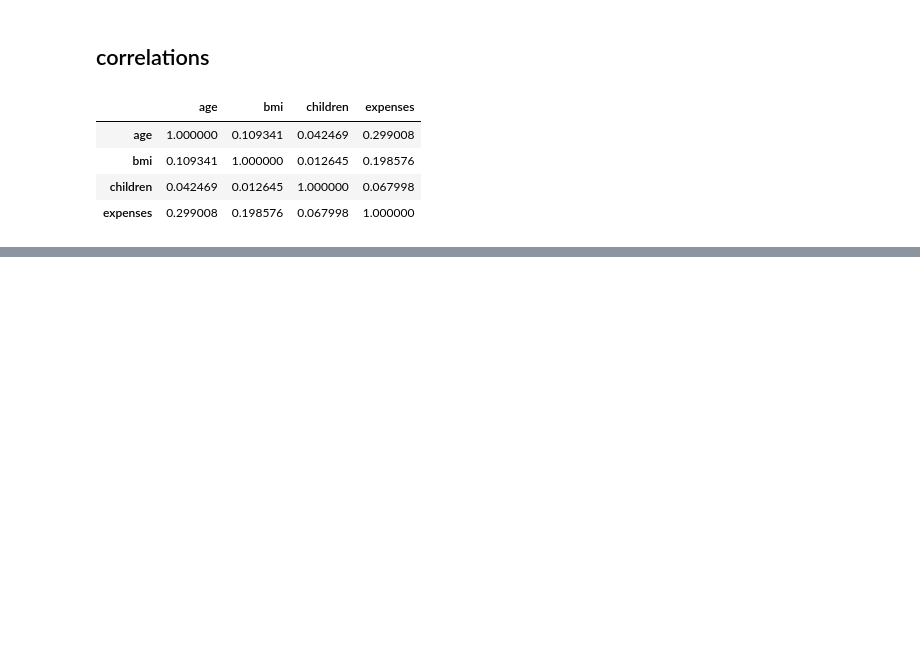
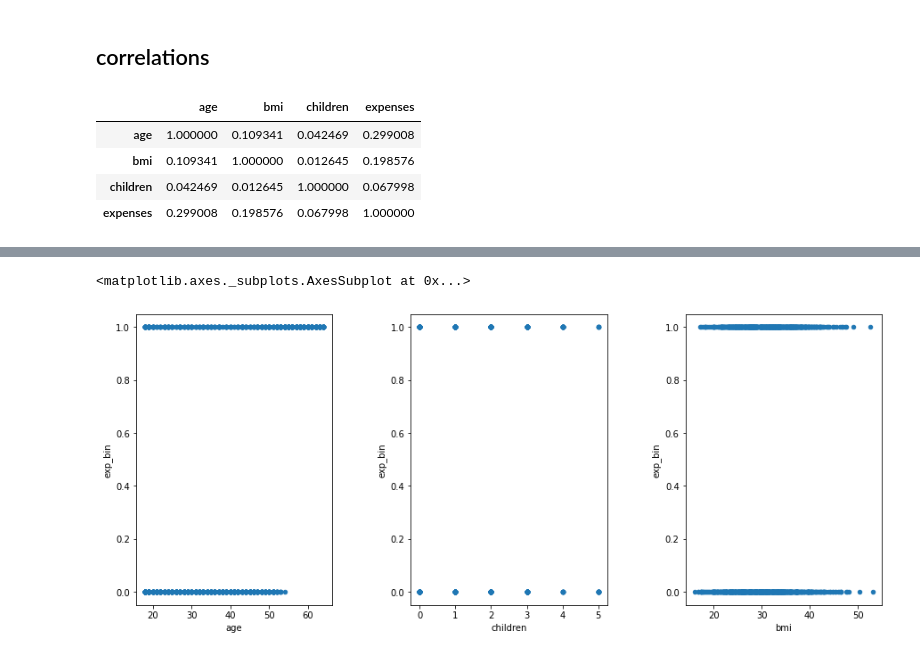
Before and after one commit to cc6580/RDS_insurance_bias, a Jupyter notebook: codes/1_1_EDA.ipynb, the cells around one changed output, grey strips where cells are left out. Drawn from its saved outputs; the diff is of its cells as text; code cells hidden in the pictures; blank space fills up the shorter version.

```diff
--- a/codes/1_1_EDA.ipynb
+++ b/codes/1_1_EDA.ipynb
@@ -136,0 +203,9 @@ sns.heatmap(df_corr, annot = True)
+# %%
+fig, axes = plt.subplots(ncols = 3, figsize = (15,6), squeeze=True)
+plt.subplots_adjust(left=None, bottom=None, right=None, top=None, wspace=0.4, hspace=None)
+df.plot(kind='scatter', x='age', y='exp_bin', ax=axes[0])
+df.plot(kind='scatter', x='children', y='exp_bin', ax=axes[1])
+df.plot(kind='scatter', x='bmi', y='exp_bin', ax=axes[2])
+# %% [output]
+<matplotlib.axes._subplots.AxesSubplot at 0x...>
+[figure, added]
```
Also changed, not shown: parts of 22 cells of this notebook, 1 other file.
